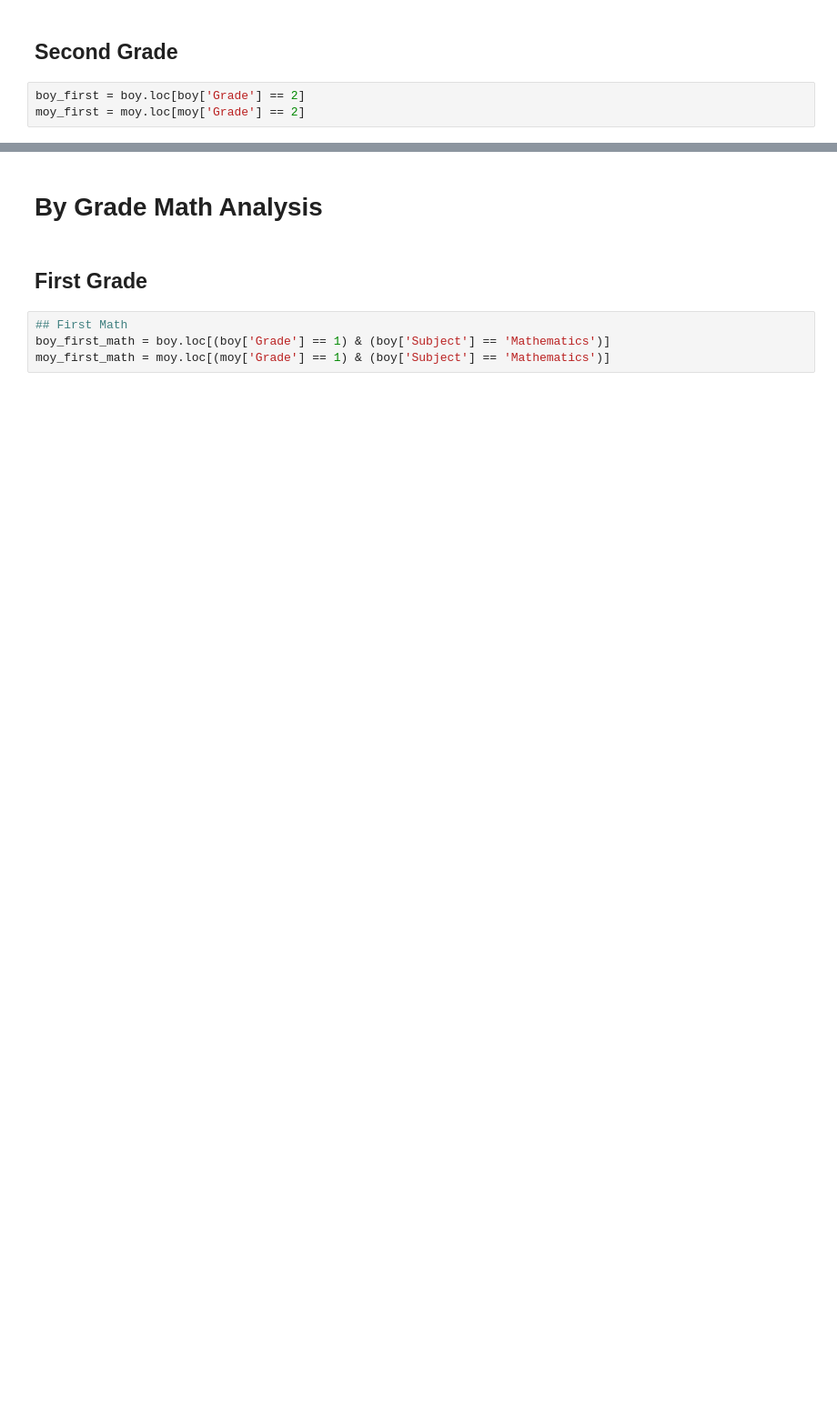
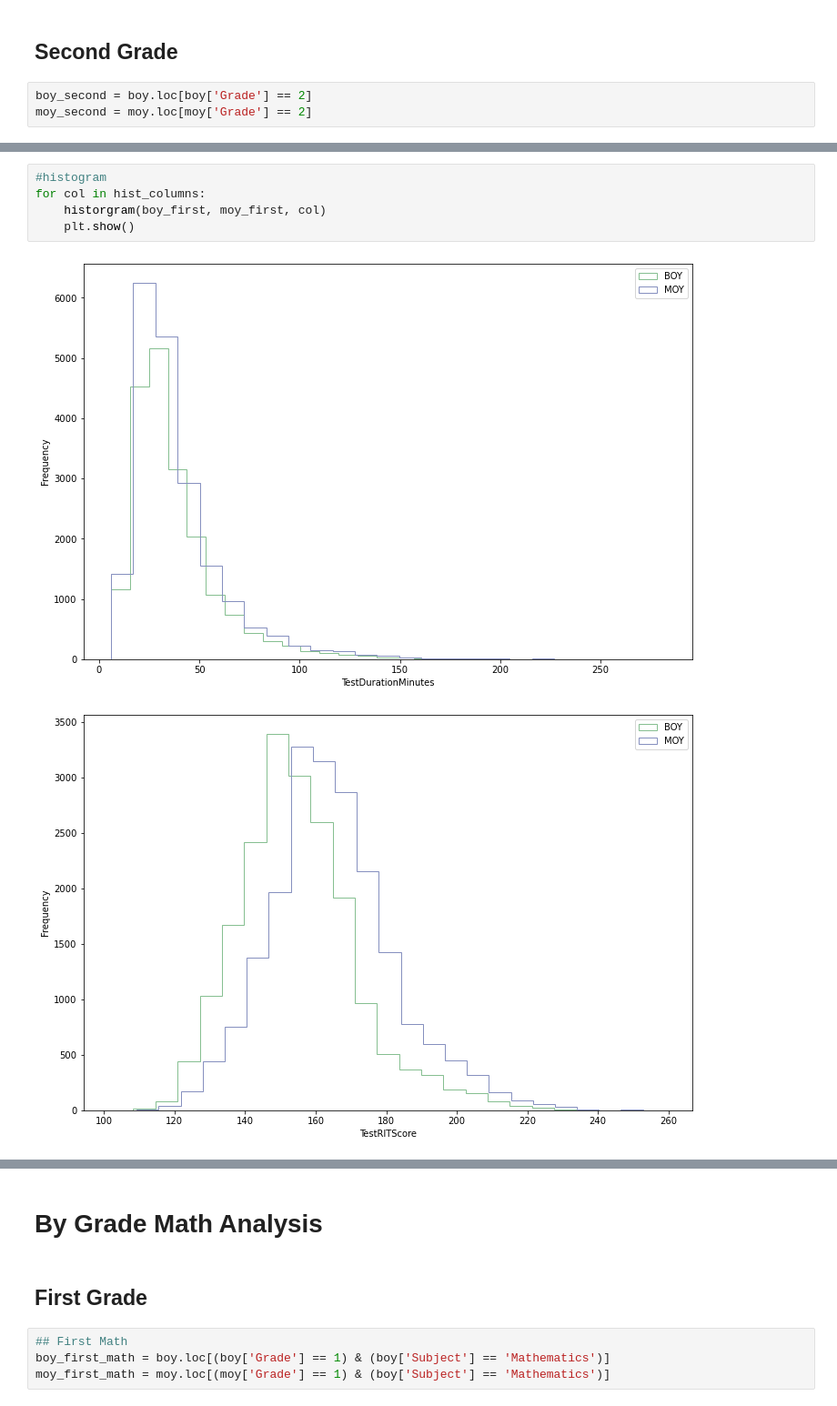
Before and after one commit to kristen770/MAP-Data-Analysis, a Jupyter notebook: MAP Score Analysis.ipynb, the cells around one changed output, grey strips where cells are left out. Shown at 91% size. Drawn from its saved outputs; the diff is of its cells as text; blank space fills up the shorter version.

```diff
--- a/MAP Score Analysis.ipynb
+++ b/MAP Score Analysis.ipynb
@@ -487,5 +536,5 @@ moy_first = moy.loc[moy['Grade'] == 1]
 # %% [markdown]
 ## Second Grade
 # %%
-boy_first = boy.loc[boy['Grade'] == 2]
-moy_first = moy.loc[moy['Grade'] == 2]
+boy_second = boy.loc[boy['Grade'] == 2]
+moy_second = moy.loc[moy['Grade'] == 2]
@@ -491,0 +591,8 @@ moy_first = moy.loc[moy['Grade'] == 2]
+# %%
+#histogram
+for col in hist_columns:
+    historgram(boy_first, moy_first, col)
+    plt.show()
+# %% [output]
+[figure, added]
+[figure, added]
```
Also changed, not shown: parts of 42 cells of this notebook.
